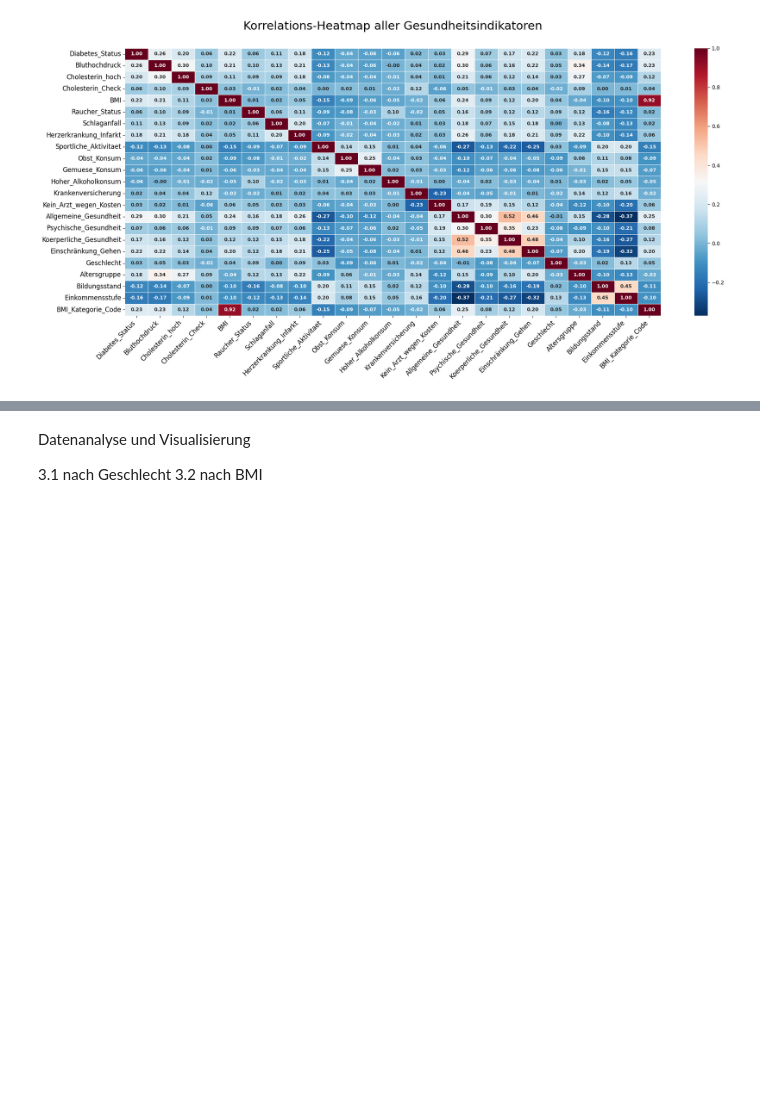
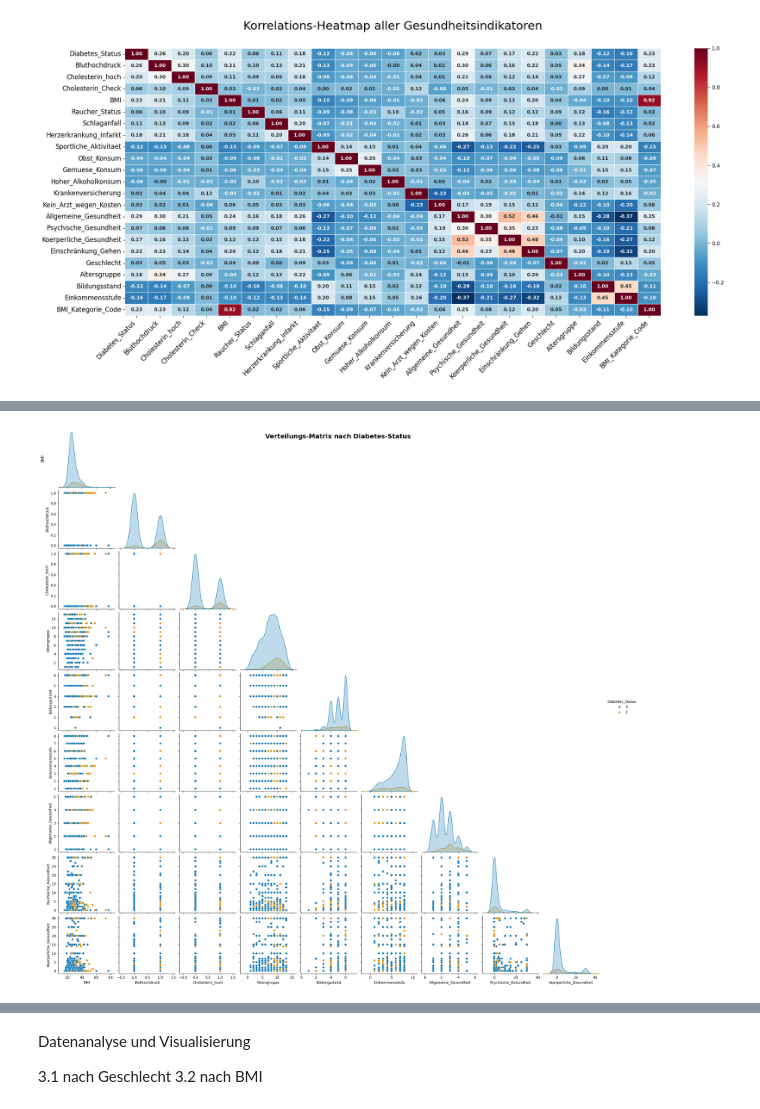
Before and after one commit to StackKer5000/Diabetes_Analysis, a Jupyter notebook: diabetes_v01.ipynb, the cells around one changed output, grey strips where cells are left out. Cells and saved outputs as stored; diff of their text form; code cells hidden in the pictures; blank space fills up the shorter version.

```diff
--- a/diabetes_v01.ipynb
+++ b/diabetes_v01.ipynb
@@ -365,3 +419,62 @@ plt.show()
+# %%
+import matplotlib.pyplot as plt
+import pandas as pd
+import seaborn as sns
+
+# 1. Stichprobe ziehen
+df_sample = df.sample(n=1000, random_state=42)
+
+# 2. Variablen für die Achsen festlegen
+uebersicht_spalten = [
+    "BMI",
+    "Bluthochdruck",
+    "Cholesterin_hoch",
+    "Altersgruppe",
+    "Bildungsstand",
+    "Einkommensstufe",
+    "Allgemeine_Gesundheit",
+    "Psychische_Gesundheit",
+    "Koerperliche_Gesundheit",
+]
+
+# 3. Pairplot erzeugen
+g = sns.pairplot(
+    data=df_sample[uebersicht_spalten + ["Diabetes_Status"]],
+    hue="Diabetes_Status",
+    palette="colorblind",
+    vars=uebersicht_spalten,
+    corner=True,
+    diag_kind="kde",
+)
+
+# DER TRICK: Wir schreiben das Label als freien Text links neben das erste Diagramm
+# x=-0.25 schiebt den Text nach links (Wert verkleinern, falls er noch im Diagramm klebt)
+# y=0.5 zentriert den Text perfekt auf halber Höhe des Diagramms
+g.axes[0, 0].text(
+    -0.25,
+    0.5,
+    "BMI",
+    transform=g.axes[0, 0].transAxes,
+    rotation=90,
+    verticalalignment="center",
+    horizontalalignment="right",
+    fontsize=11,
+    #fontweight="bold",
+    color="black",
+)
+
+
+# 4. Titel und Layout optimieren
+plt.suptitle(
+    "Verteilungs-Matrix nach Diabetes-Status",
+    fontsize=18,
+    y=0.98,
+    fontweight="bold",
+)
+
+plt.show()
+# %% [output]
+[figure, added]
 # %% [markdown]
 3) Datenanalyse und Visualsierungen
 
```
Also changed, not shown: parts of 13 cells of this notebook.
